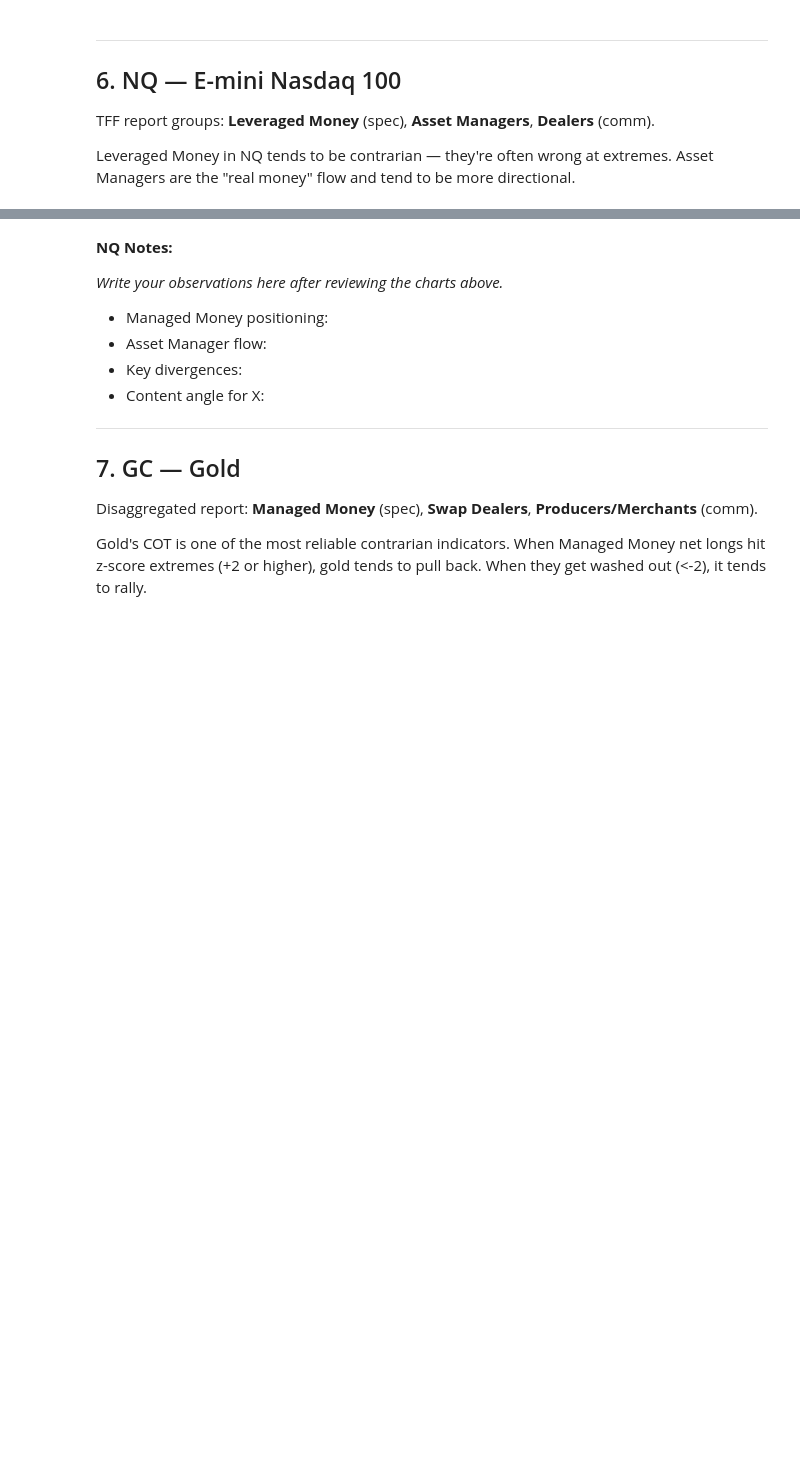
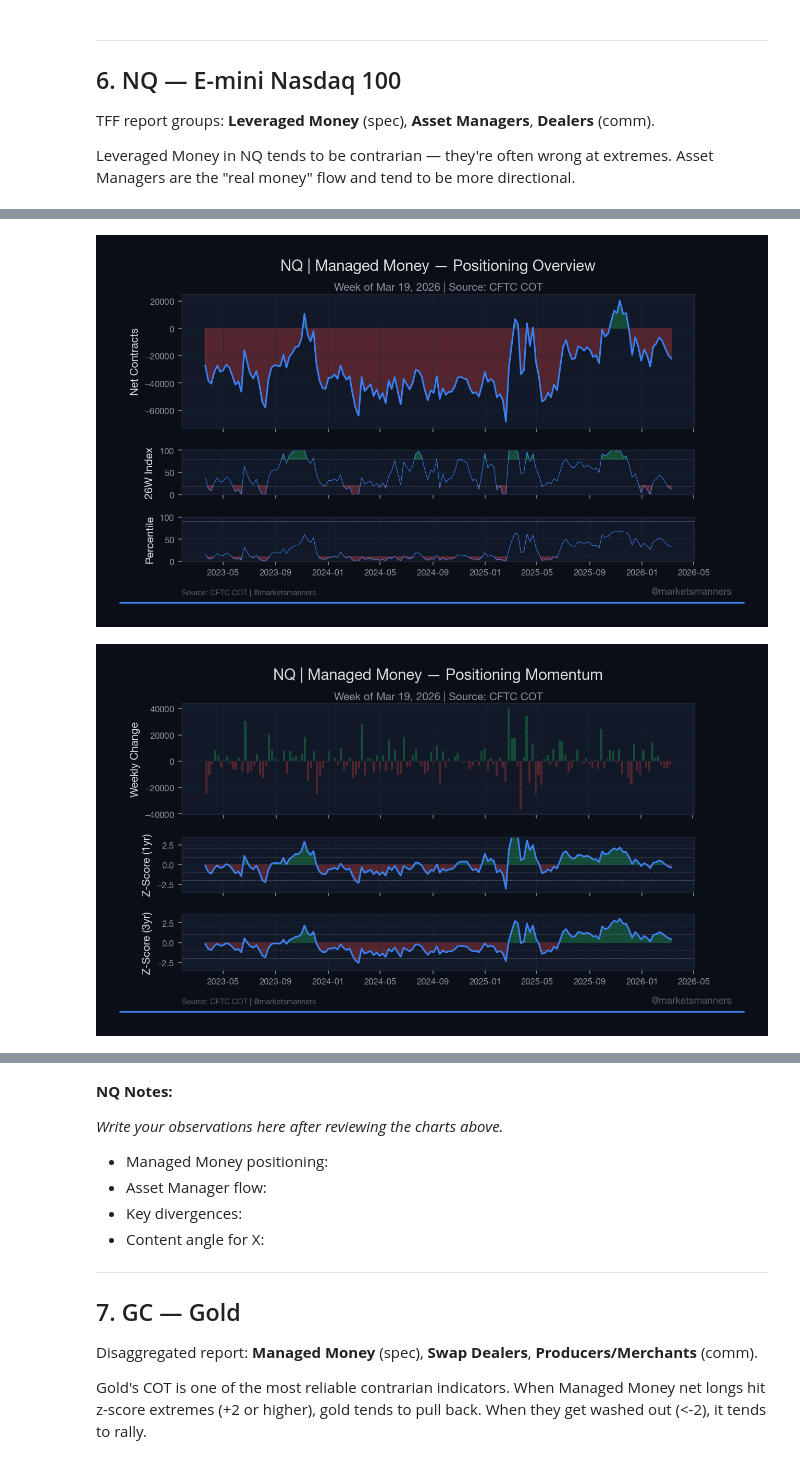
Before and after one commit to katiapek/financial-analysis-terminal, a Jupyter notebook: notebooks/01_cot_exploration.ipynb, the cells around one changed output, grey strips where cells are left out. Drawn from its saved outputs; the diff is of its cells as text; code cells hidden in the pictures; blank space fills up the shorter version.

```diff
--- a/notebooks/01_cot_exploration.ipynb
+++ b/notebooks/01_cot_exploration.ipynb
@@ -167,6 +225,8 @@ plt.show()
 # %%
-for group in ['spec', 'asset_mgr', 'comm']:
-    chart_cot_overview('NQ', group=group, save=False)
-    plt.show()
-    chart_cot_momentum('NQ', group=group, save=False)
-    plt.show()
+chart_cot_overview('NQ', group='spec', save=False)
+plt.show()
+chart_cot_momentum('NQ', group='spec', save=False)
+plt.show()
+# %% [output]
+[figure, added]
+[figure, added]
```
Also changed, not shown: parts of 22 cells of this notebook, 2 other files.
